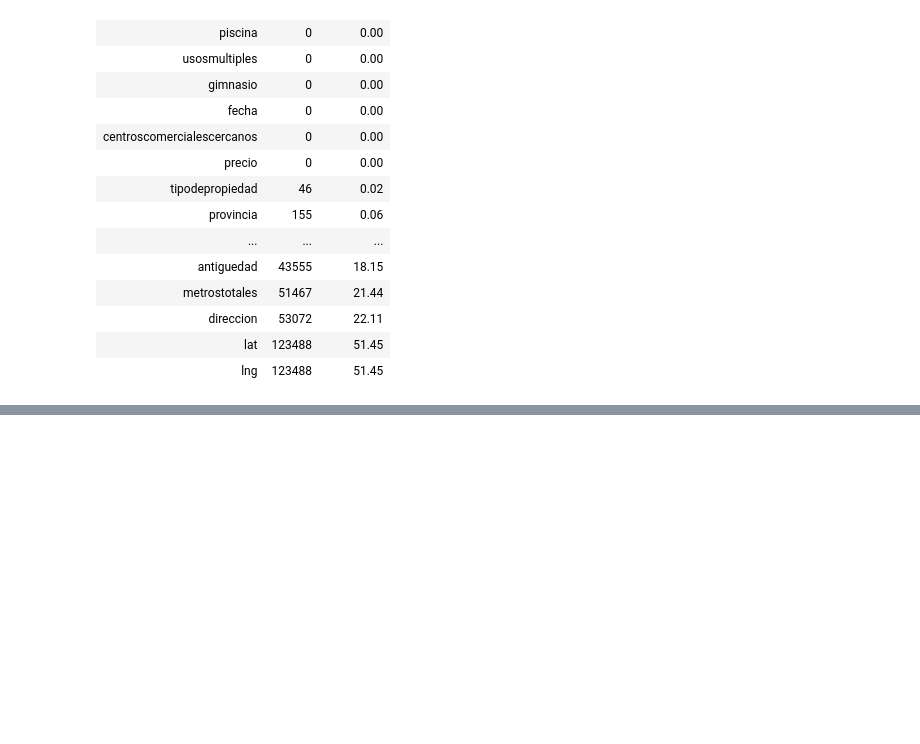
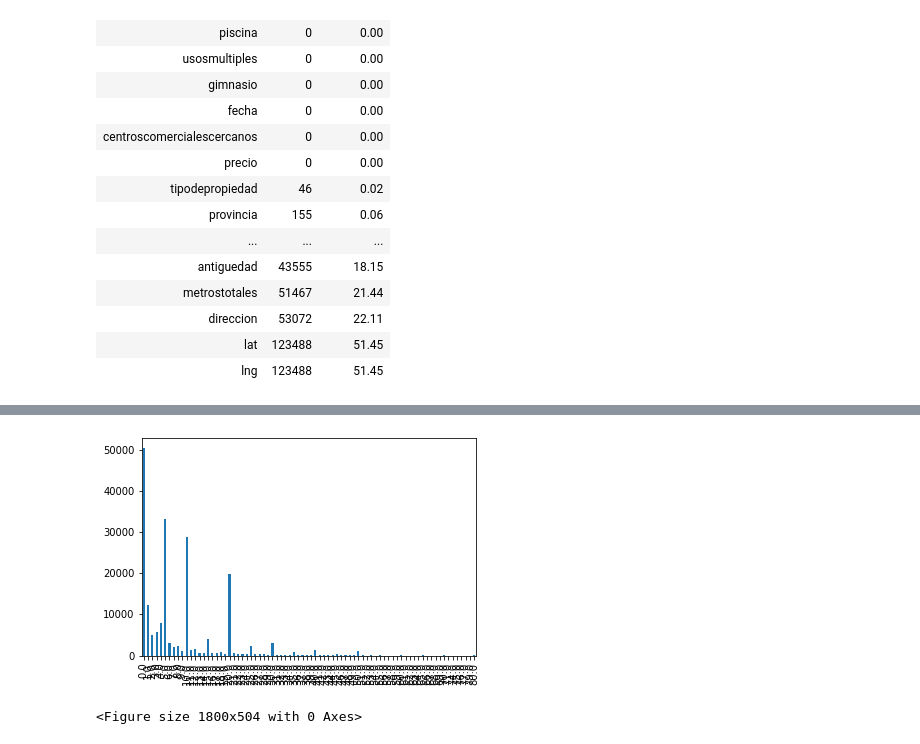
Before and after one commit to nyasan/naventPrediction, a Jupyter notebook: Modelado_PracticoExtraRegresion.ipynb, the cells around one changed output, grey strips where cells are left out. Saved outputs shown, nothing was run; the diff lists cells and outputs as text; code cells hidden in the pictures; blank space fills up the shorter version.

```diff
--- a/Modelado_PracticoExtraRegresion.ipynb
+++ b/Modelado_PracticoExtraRegresion.ipynb
@@ -90,0 +125,9 @@ nulls
+# %%
+def custom_division(x, y):
+    if y > 0:
+        res = y
+    else:
+        res = x
+    return res
+df['metrostotales'] = df.apply(lambda x: custom_division(x['metrostotales'], x['metroscubiertos']), axis = 1)
+#df.drop([‘price_usd_per_m2’], axis=1, inplace=True)
@@ -90,0 +147,9 @@ nulls
+# %%
+def custom_division(x, y):
+    if y > 0:
+        res = y
+    else:
+        res = x
+    return res
+df['metroscubiertos'] = df.apply(lambda x: custom_division(x['metroscubiertos'], x['metrostotales']), axis = 1)
+df
@@ -90,0 +183,5 @@ nulls
+# %%
+df = df.dropna(subset=['antiguedad'])
+nulls = pd.DataFrame(df.isnull().sum().sort_values(), columns=['nulls'])
+nulls['porcentaje'] = round(100*nulls['nulls'] / len(df), 2)
+nulls
@@ -90,0 +214,6 @@ nulls
+# %%
+df['antiguedad'].value_counts().sort_index().plot.bar();
+plt.figure(figsize=(25,7));
+# %% [output]
+[figure, added]
+<Figure size 1800x504 with 0 Axes>
```
Also changed, not shown: parts of 39 cells of this notebook.
